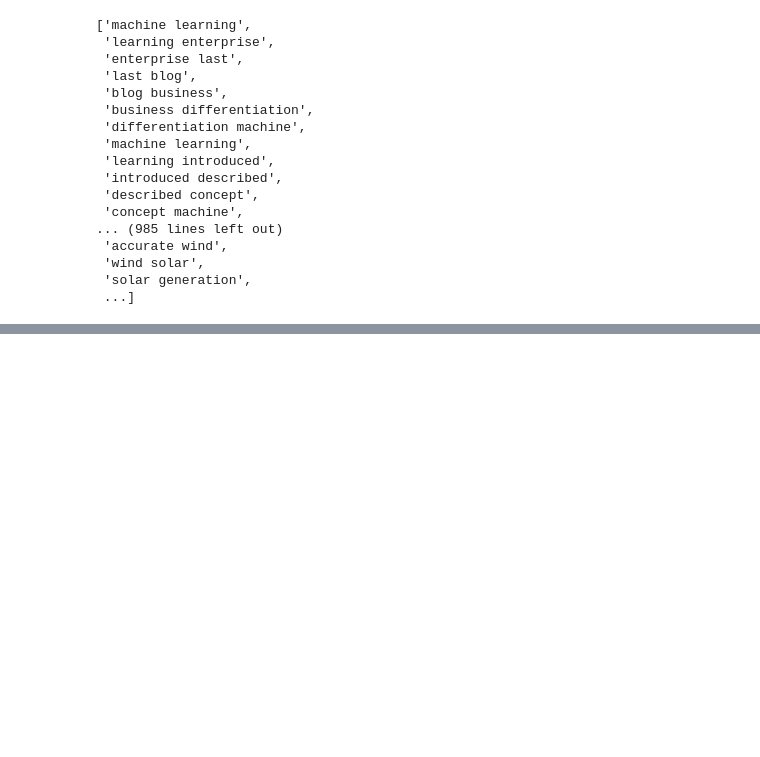
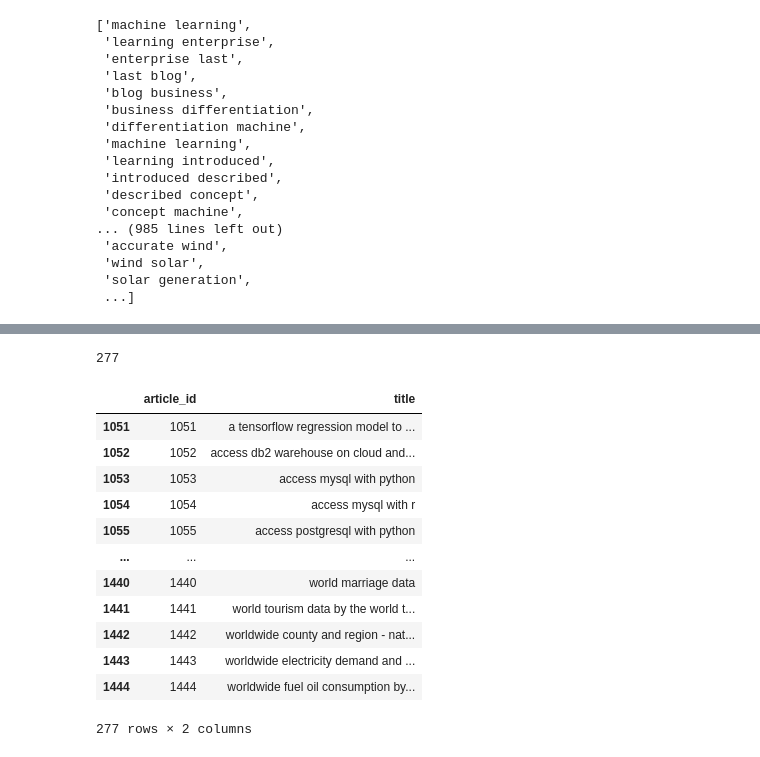
Before and after one commit to gilzero/project_recommendations_ibm, a Jupyter notebook: recommendations_ibm.ipynb, the cells around one changed output, grey strips where cells are left out. Cells and saved outputs as stored; diff of their text form; code cells hidden in the pictures; blank space fills up the shorter version.

```diff
--- a/recommendations_ibm.ipynb
+++ b/recommendations_ibm.ipynb
@@ -1444,0 +1505,4 @@ array(['apache software', 'apache spark', 'open source',
+# %%
+unique_ids_in_df = sorted(list(df.article_id.astype('int64').value_counts().index))
+
+unique_ids_in_df
@@ -1444,0 +1527,3 @@ array(['apache software', 'apache spark', 'open source',
+# %%
+unique_ids_in_df_content = sorted(list(df_content.article_id.astype('int64').value_counts().index))
+unique_ids_in_df_content
@@ -1444,0 +1548,5 @@ array(['apache software', 'apache spark', 'open source',
+# %%
+# ids that are not in df_content, but appear in df
+
+ids_not_in_df_content = list(set(unique_ids_in_df) - set(unique_ids_in_df_content))
+ids_not_in_df_content
@@ -1444,0 +1571,36 @@ array(['apache software', 'apache spark', 'open source',
+# %%
+# There are 277 articles that mentioned in df, but not shown in df_content.
+# (inconsistency: the given df_content is not up to date)
+# For these 277 articles, we only have 'page title' information.
+
+len(ids_not_in_df_content)
+# %% [output]
+277
+# %%
+# Subset the diff articles dataframe
+
+ids_not_in_df_content_float = [float(x) for x in ids_not_in_df_content]
+
+df_diff = df[df.article_id.isin(ids_not_in_df_content_float)][['article_id', 'title']].drop_duplicates()
+
+df_diff.article_id = df_diff.article_id.astype('int64')
+
+df_diff = df_diff.sort_values(by='article_id', ascending=True)
+
+df_diff.index = df_diff.article_id.values.flatten()
+
+df_diff
+# %% [output]
+|  | article_id | title |
+| 1051 | 1051 | a tensorflow regression model to ... |
+| 1052 | 1052 | access db2 warehouse on cloud and... |
+| 1053 | 1053 | access mysql with python |
+| 1054 | 1054 | access mysql with r |
+| 1055 | 1055 | access postgresql with python |
+| ... | ... | ... |
+| 1440 | 1440 | world marriage data |
+| 1441 | 1441 | world tourism data by the world t... |
+| 1442 | 1442 | worldwide county and region - nat... |
+| 1443 | 1443 | worldwide electricity demand and ... |
+| 1444 | 1444 | worldwide fuel oil consumption by... |
+277 rows × 2 columns
```
Also changed, not shown: parts of 35 cells of this notebook.
